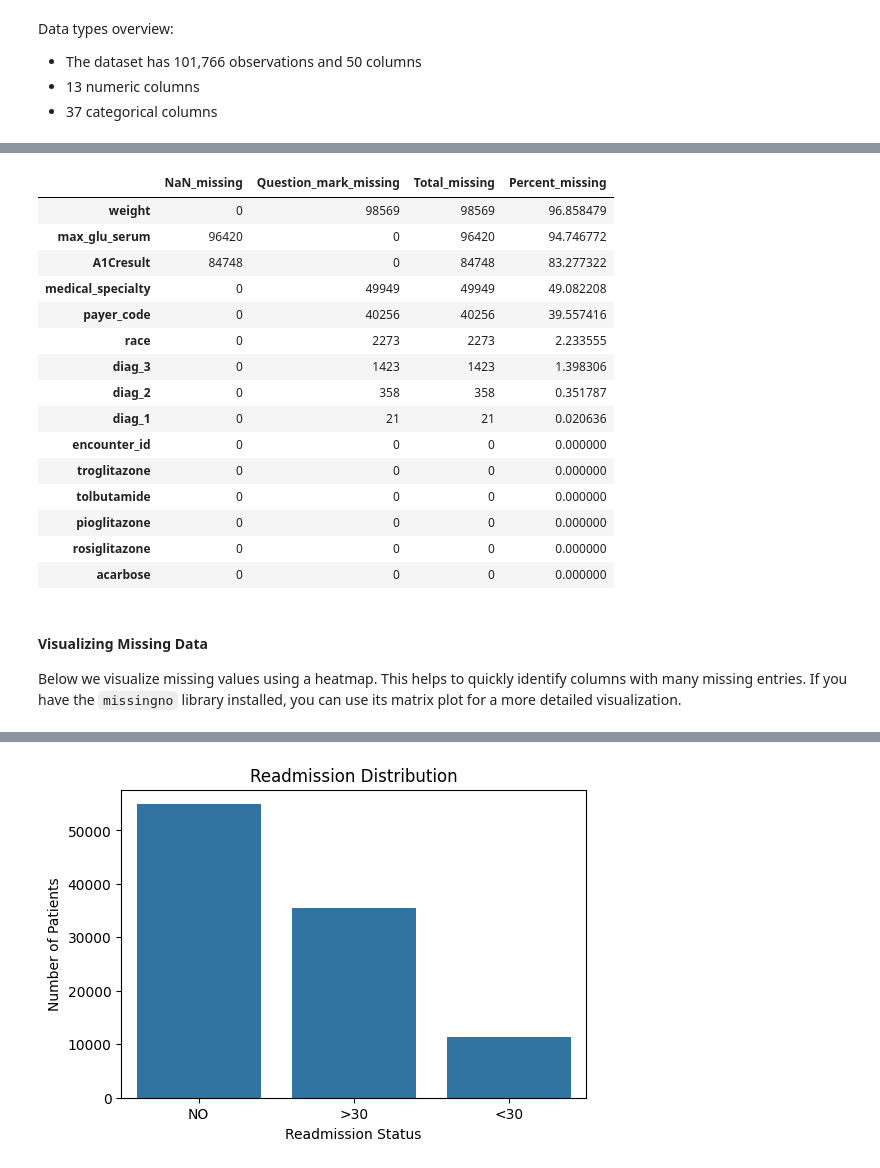
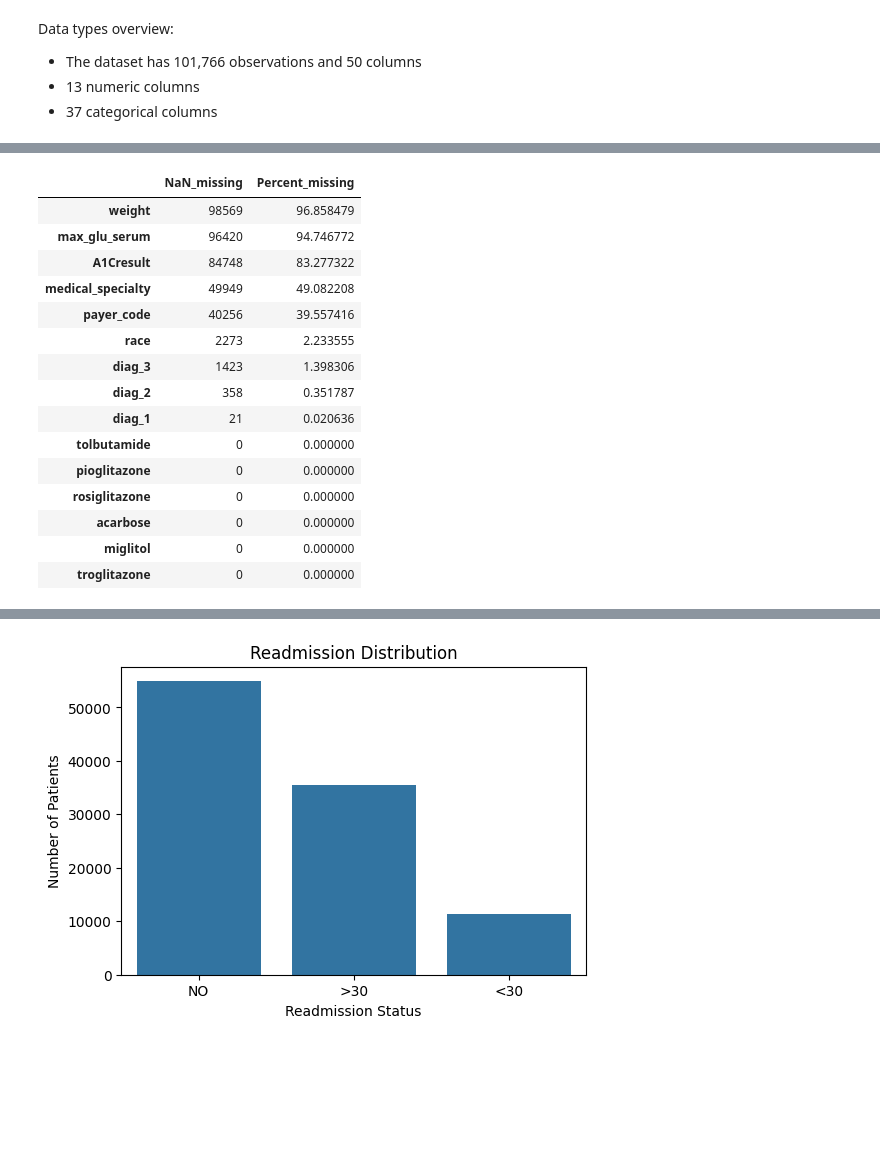
Before and after one commit to samirakhalil1993/readmission-hospital-analysis, a Jupyter notebook: notebooks/1_eda.ipynb, the cells around one changed output, grey strips where cells are left out. Saved outputs shown, nothing was run; the diff lists cells and outputs as text; code cells hidden in the pictures; blank space fills up the shorter version.

```diff
--- a/notebooks/1_eda.ipynb
+++ b/notebooks/1_eda.ipynb
@@ -45,4 +45,8 @@ Data columns (total 50 columns):
  49  readmitted                101766 non-null  object
 dtypes: int64(13), object(37)
 memory usage: 38.8+ MB
+# %%
+# Drop useless columns
+# Drop IDs — not useful for modeling
+df.drop(columns=['encounter_id', 'patient_nbr'], inplace=True)
 # %%
@@ -65,37 +74,29 @@ Data types overview:
 # %%
-df.columns# Check missing values (NaN only)
+# Replace '?' with np.nan for consistent missing value handling
+df.replace('?', np.nan, inplace=True)
+
+# Check missing values (now all as NaN)
 missing_nan = df.isna().sum()
-
-# Check '?' values
-missing_question = (df == "?").sum()
-
-# Combine
 missing_summary = pd.DataFrame({
     "NaN_missing": missing_nan,
-    "Question_mark_missing": missing_question,
-    "Total_missing": missing_nan + missing_question,
-    "Percent_missing": ((missing_nan + missing_question) / len(df)) * 100
+    "Percent_missing": (missing_nan / len(df)) * 100
 }).sort_values("Percent_missing", ascending=False)
 
 missing_summary.head(15)
 # %% [output]
-|  | NaN_missing | Question_mark_missing | Total_missing | Percent_missing |
-| weight | 0 | 98569 | 98569 | 96.858479 |
-| max_glu_serum | 96420 | 0 | 96420 | 94.746772 |
-| A1Cresult | 84748 | 0 | 84748 | 83.277322 |
-| medical_specialty | 0 | 49949 | 49949 | 49.082208 |
-| payer_code | 0 | 40256 | 40256 | 39.557416 |
-| race | 0 | 2273 | 2273 | 2.233555 |
-| diag_3 | 0 | 1423 | 1423 | 1.398306 |
-| diag_2 | 0 | 358 | 358 | 0.351787 |
-| diag_1 | 0 | 21 | 21 | 0.020636 |
-| encounter_id | 0 | 0 | 0 | 0.000000 |
-| troglitazone | 0 | 0 | 0 | 0.000000 |
-| tolbutamide | 0 | 0 | 0 | 0.000000 |
-| pioglitazone | 0 | 0 | 0 | 0.000000 |
-| rosiglitazone | 0 | 0 | 0 | 0.000000 |
-| acarbose | 0 | 0 | 0 | 0.000000 |
+|  | NaN_missing | Percent_missing |
+| weight | 98569 | 96.858479 |
+| max_glu_serum | 96420 | 94.746772 |
+| A1Cresult | 84748 | 83.277322 |
+| medical_specialty | 49949 | 49.082208 |
+| payer_code | 40256 | 39.557416 |
+| race | 2273 | 2.233555 |
+| diag_3 | 1423 | 1.398306 |
+| diag_2 | 358 | 0.351787 |
+| diag_1 | 21 | 0.020636 |
+| tolbutamide | 0 | 0.000000 |
+| pioglitazone | 0 | 0.000000 |
+| rosiglitazone | 0 | 0.000000 |
+| acarbose | 0 | 0.000000 |
+| miglitol | 0 | 0.000000 |
+| troglitazone | 0 | 0.000000 |
-# %% [markdown]
-#### Visualizing Missing Data
-
-Below we visualize missing values using a heatmap. This helps to quickly identify columns with many missing entries. If you have the `missingno` library installed, you can use its matrix plot for a more detailed visualization.
```
Also changed, not shown: parts of 16 cells of this notebook.
